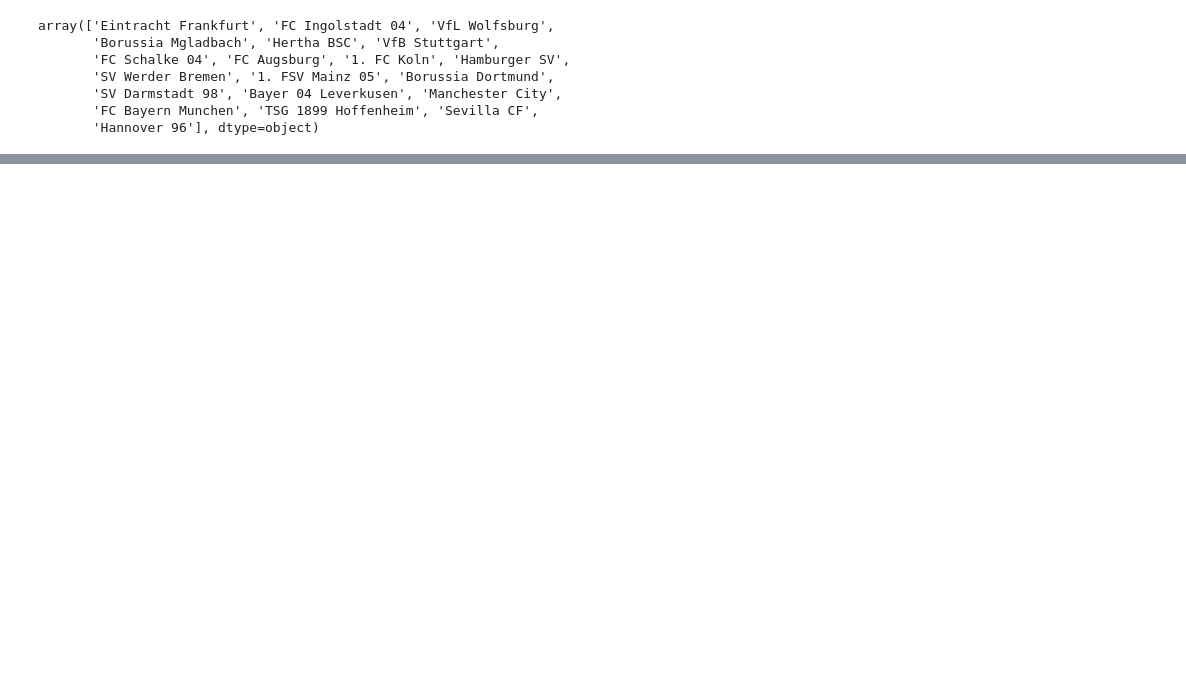
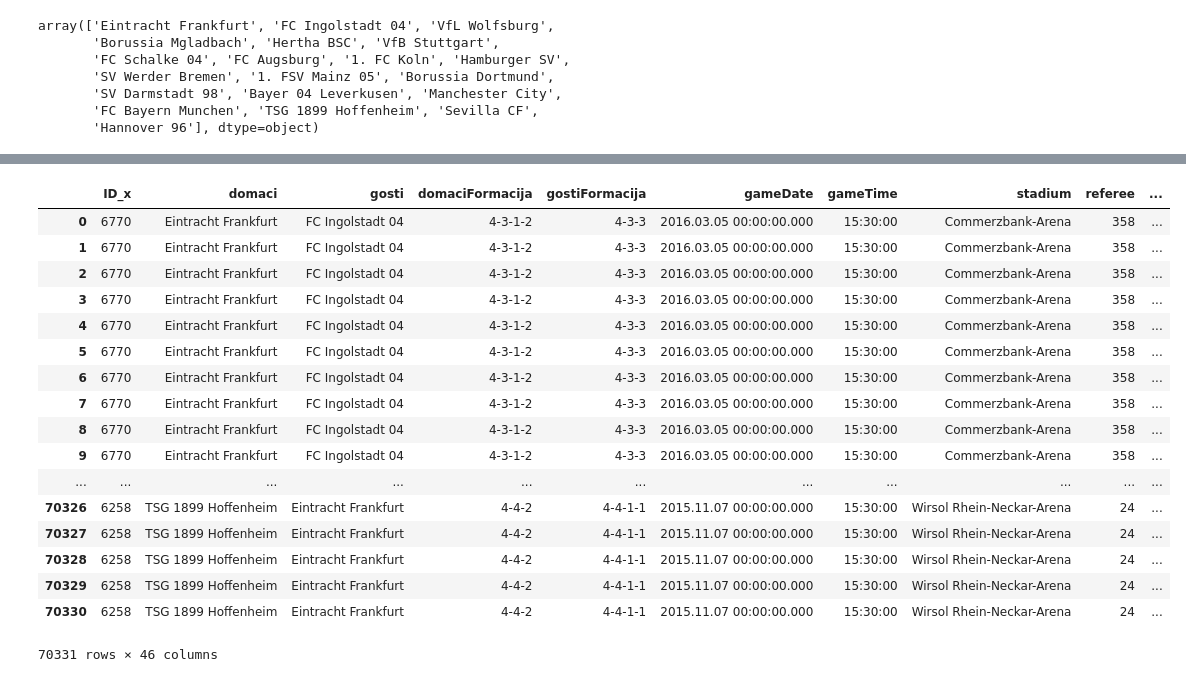
Before and after one commit to hrvatskibogmars/brainstormers, a Jupyter notebook: analysis/Read data utakmice.ipynb, the cells around one changed output, grey strips where cells are left out. Cells and saved outputs as stored; diff of their text form; code cells hidden in the pictures; blank space fills up the shorter version.

```diff
--- a/analysis/Read data utakmice.ipynb
+++ b/analysis/Read data utakmice.ipynb
@@ -62,5 +72,5 @@ momcadi_piv = momcadi.pivot()
 # %%
-dframe_akcije = pd.read_csv("mozgalo_gladbach_eintracht_akcije.csv", sep=",")
+dframe_akcije = pd.read_csv(fileA, sep=",")
 # %%
 dframe_akcije
 # %% [output]
@@ -85,2 +95,23 @@ dframe_akcije
 # %%
 merge = pd.merge(dframe_utakmice,dframe_akcije,left_on='ID',right_on='gameID')
+# %%
+merge
+# %% [output]
+|  | ID_x | domaci | gosti | domaciFormacija | gostiFormacija | gameDate | gameTime | stadium | referee | ... |
+| 0 | 6770 | Eintracht Frankfurt | FC Ingolstadt 04 | 4-3-1-2 | 4-3-3 | 2016.03.05 00:00:00.000 | 15:30:00 | Commerzbank-Arena | 358 | ... |
+| 1 | 6770 | Eintracht Frankfurt | FC Ingolstadt 04 | 4-3-1-2 | 4-3-3 | 2016.03.05 00:00:00.000 | 15:30:00 | Commerzbank-Arena | 358 | ... |
+| 2 | 6770 | Eintracht Frankfurt | FC Ingolstadt 04 | 4-3-1-2 | 4-3-3 | 2016.03.05 00:00:00.000 | 15:30:00 | Commerzbank-Arena | 358 | ... |
+| 3 | 6770 | Eintracht Frankfurt | FC Ingolstadt 04 | 4-3-1-2 | 4-3-3 | 2016.03.05 00:00:00.000 | 15:30:00 | Commerzbank-Arena | 358 | ... |
+| 4 | 6770 | Eintracht Frankfurt | FC Ingolstadt 04 | 4-3-1-2 | 4-3-3 | 2016.03.05 00:00:00.000 | 15:30:00 | Commerzbank-Arena | 358 | ... |
+| 5 | 6770 | Eintracht Frankfurt | FC Ingolstadt 04 | 4-3-1-2 | 4-3-3 | 2016.03.05 00:00:00.000 | 15:30:00 | Commerzbank-Arena | 358 | ... |
+| 6 | 6770 | Eintracht Frankfurt | FC Ingolstadt 04 | 4-3-1-2 | 4-3-3 | 2016.03.05 00:00:00.000 | 15:30:00 | Commerzbank-Arena | 358 | ... |
+| 7 | 6770 | Eintracht Frankfurt | FC Ingolstadt 04 | 4-3-1-2 | 4-3-3 | 2016.03.05 00:00:00.000 | 15:30:00 | Commerzbank-Arena | 358 | ... |
+| 8 | 6770 | Eintracht Frankfurt | FC Ingolstadt 04 | 4-3-1-2 | 4-3-3 | 2016.03.05 00:00:00.000 | 15:30:00 | Commerzbank-Arena | 358 | ... |
+| 9 | 6770 | Eintracht Frankfurt | FC Ingolstadt 04 | 4-3-1-2 | 4-3-3 | 2016.03.05 00:00:00.000 | 15:30:00 | Commerzbank-Arena | 358 | ... |
+| ... | ... | ... | ... | ... | ... | ... | ... | ... | ... | ... |
+| 70326 | 6258 | TSG 1899 Hoffenheim | Eintracht Frankfurt | 4-4-2 | 4-4-1-1 | 2015.11.07 00:00:00.000 | 15:30:00 | Wirsol Rhein-Neckar-Arena | 24 | ... |
+| 70327 | 6258 | TSG 1899 Hoffenheim | Eintracht Frankfurt | 4-4-2 | 4-4-1-1 | 2015.11.07 00:00:00.000 | 15:30:00 | Wirsol Rhein-Neckar-Arena | 24 | ... |
+| 70328 | 6258 | TSG 1899 Hoffenheim | Eintracht Frankfurt | 4-4-2 | 4-4-1-1 | 2015.11.07 00:00:00.000 | 15:30:00 | Wirsol Rhein-Neckar-Arena | 24 | ... |
+| 70329 | 6258 | TSG 1899 Hoffenheim | Eintracht Frankfurt | 4-4-2 | 4-4-1-1 | 2015.11.07 00:00:00.000 | 15:30:00 | Wirsol Rhein-Neckar-Arena | 24 | ... |
+| 70330 | 6258 | TSG 1899 Hoffenheim | Eintracht Frankfurt | 4-4-2 | 4-4-1-1 | 2015.11.07 00:00:00.000 | 15:30:00 | Wirsol Rhein-Neckar-Arena | 24 | ... |
+70331 rows × 46 columns
```
Also changed, not shown: parts of 7 cells of this notebook, 3 other files.
